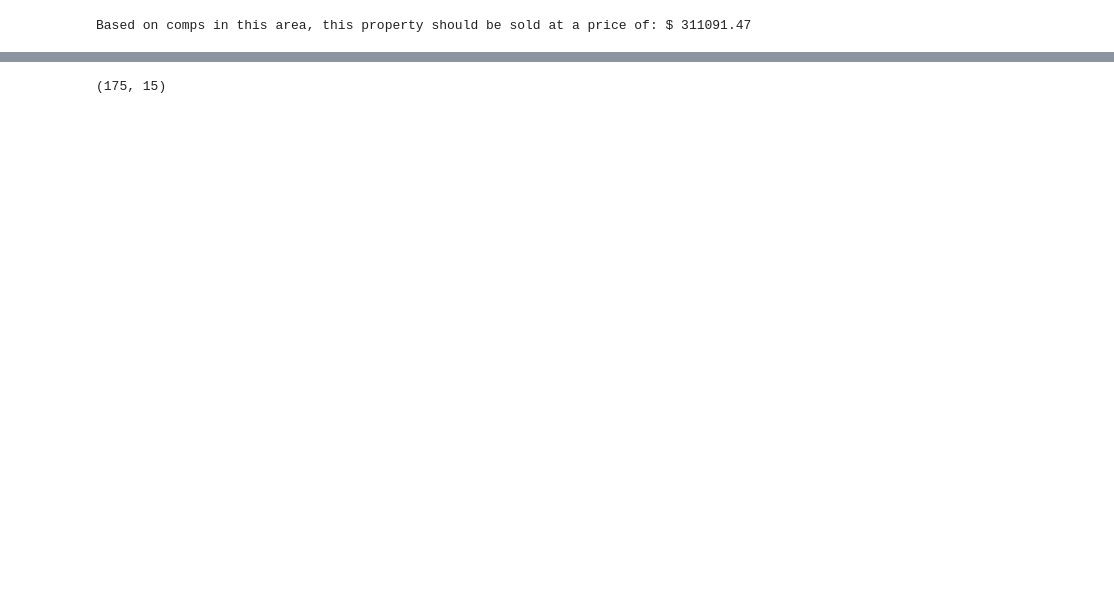
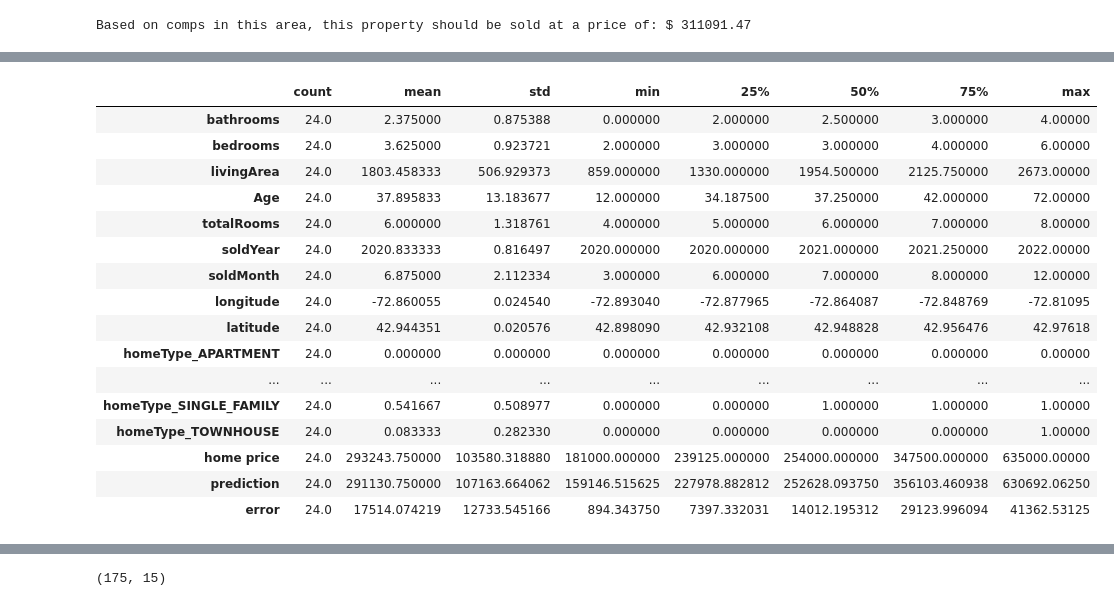
Before and after one commit to Husseinbnahmed/Vermont-RE-Price-Prediction, a Jupyter notebook: west_dover_analysis.ipynb, the cells around one changed output, grey strips where cells are left out. Cells and saved outputs as stored; diff of their text form; code cells hidden in the pictures; blank space fills up the shorter version.

```diff
--- a/west_dover_analysis.ipynb
+++ b/west_dover_analysis.ipynb
@@ -418,0 +373,20 @@ fig.show()
+# %%
+small_err_df.describe().T
+# %% [output]
+|  | count | mean | std | min | 25% | 50% | 75% | max |
+| bathrooms | 24.0 | 2.375000 | 0.875388 | 0.000000 | 2.000000 | 2.500000 | 3.000000 | 4.00000 |
+| bedrooms | 24.0 | 3.625000 | 0.923721 | 2.000000 | 3.000000 | 3.000000 | 4.000000 | 6.00000 |
+| livingArea | 24.0 | 1803.458333 | 506.929373 | 859.000000 | 1330.000000 | 1954.500000 | 2125.750000 | 2673.00000 |
+| Age | 24.0 | 37.895833 | 13.183677 | 12.000000 | 34.187500 | 37.250000 | 42.000000 | 72.00000 |
+| totalRooms | 24.0 | 6.000000 | 1.318761 | 4.000000 | 5.000000 | 6.000000 | 7.000000 | 8.00000 |
+| soldYear | 24.0 | 2020.833333 | 0.816497 | 2020.000000 | 2020.000000 | 2021.000000 | 2021.250000 | 2022.00000 |
+| soldMonth | 24.0 | 6.875000 | 2.112334 | 3.000000 | 6.000000 | 7.000000 | 8.000000 | 12.00000 |
+| longitude | 24.0 | -72.860055 | 0.024540 | -72.893040 | -72.877965 | -72.864087 | -72.848769 | -72.81095 |
+| latitude | 24.0 | 42.944351 | 0.020576 | 42.898090 | 42.932108 | 42.948828 | 42.956476 | 42.97618 |
+| homeType_APARTMENT | 24.0 | 0.000000 | 0.000000 | 0.000000 | 0.000000 | 0.000000 | 0.000000 | 0.00000 |
+| ... | ... | ... | ... | ... | ... | ... | ... | ... |
+| homeType_SINGLE_FAMILY | 24.0 | 0.541667 | 0.508977 | 0.000000 | 0.000000 | 1.000000 | 1.000000 | 1.00000 |
+| homeType_TOWNHOUSE | 24.0 | 0.083333 | 0.282330 | 0.000000 | 0.000000 | 0.000000 | 0.000000 | 1.00000 |
+| home price | 24.0 | 293243.750000 | 103580.318880 | 181000.000000 | 239125.000000 | 254000.000000 | 347500.000000 | 635000.00000 |
+| prediction | 24.0 | 291130.750000 | 107163.664062 | 159146.515625 | 227978.882812 | 252628.093750 | 356103.460938 | 630692.06250 |
+| error | 24.0 | 17514.074219 | 12733.545166 | 894.343750 | 7397.332031 | 14012.195312 | 29123.996094 | 41362.53125 |
```
Also changed, not shown: parts of 54 cells of this notebook.
